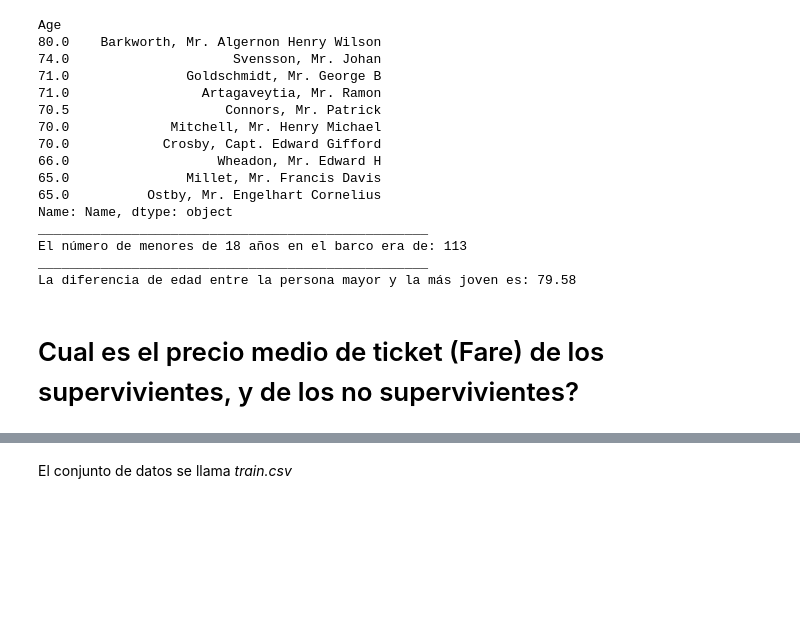
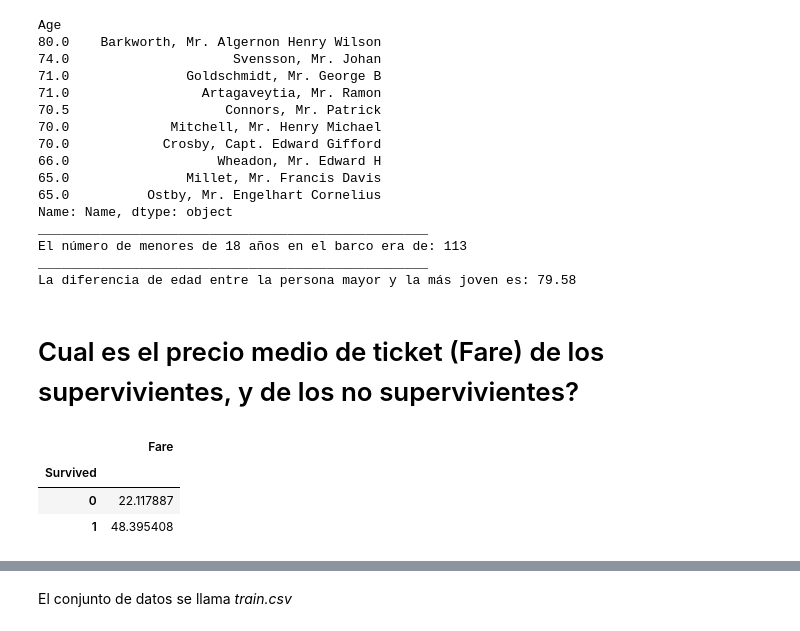
Before and after one commit to Javomgo/MADM2018, a Jupyter notebook: final/Titanic.ipynb, the cells around one changed output, grey strips where cells are left out. Saved outputs shown, nothing was run; the diff lists cells and outputs as text; code cells hidden in the pictures; blank space fills up the shorter version.

```diff
--- a/final/Titanic.ipynb
+++ b/final/Titanic.ipynb
@@ -165,3 +166,10 @@ __________________________________________________
 La diferencia de edad entre la persona mayor y la más joven es: 79.58
 # %% [markdown]
 # Cual es el precio medio de ticket (Fare) de los supervivientes, y de los no supervivientes?
+# %%
+df_titanic[['Survived', 'Fare']].groupby(['Survived']).mean()
+# %% [output]
+|  | Fare |
+| Survived |  |
+| 0 | 22.117887 |
+| 1 | 48.395408 |
```
Also changed, not shown: parts of 4 cells of this notebook.
